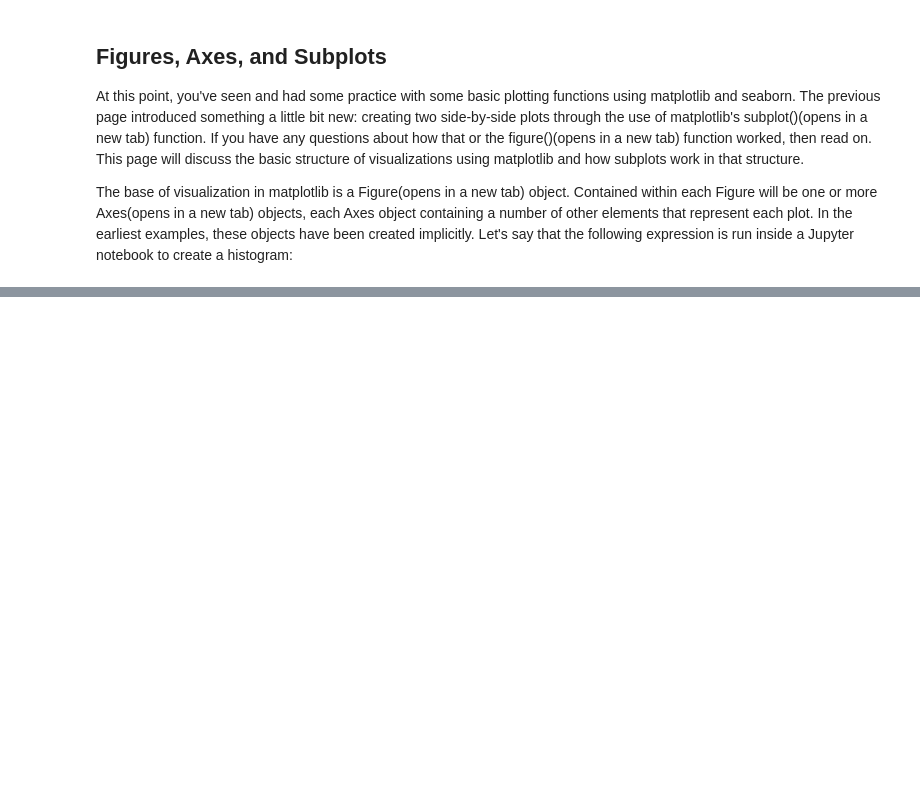
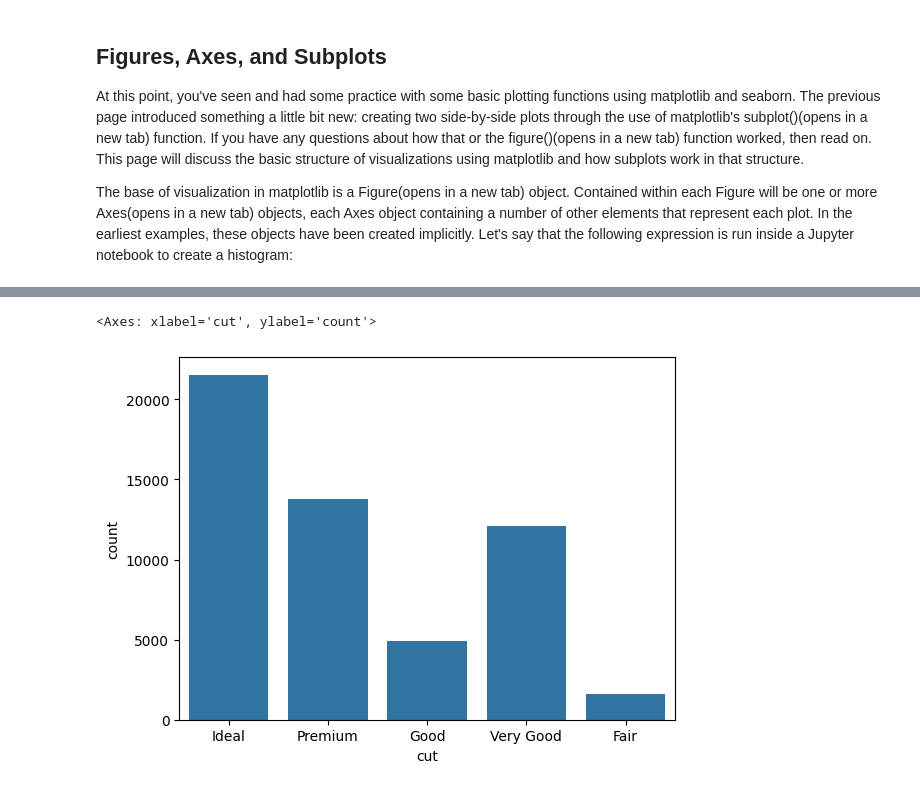
Before and after one commit to sondosaabed/Data-Visualization-with-Matplotlib-and-Seaborn, a Jupyter notebook: L3-Univariate-Exploration-in-Data-Analysis/L3-Univariate-Exploration-of-Data.ipynb, the cells around one changed output, grey strips where cells are left out. Saved outputs shown, nothing was run; the diff lists cells and outputs as text; code cells hidden in the pictures; blank space fills up the shorter version.

```diff
--- a/L3-Univariate-Exploration-in-Data-Analysis/L3-Univariate-Exploration-of-Data.ipynb
+++ b/L3-Univariate-Exploration-in-Data-Analysis/L3-Univariate-Exploration-of-Data.ipynb
@@ -321,0 +332,7 @@ The base of visualization in matplotlib is a Figure(opens in a new tab) object.
+# %%
+fig = plt.figure()
+ax = fig.add_axes([.125, .125, .775, .755])
+sns.countplot(data=df, x='cut', color='tab:blue', ax=ax)
+# %% [output]
+<Axes: xlabel='cut', ylabel='count'>
+[figure, added]
```
Also changed, not shown: parts of 5 cells of this notebook.
